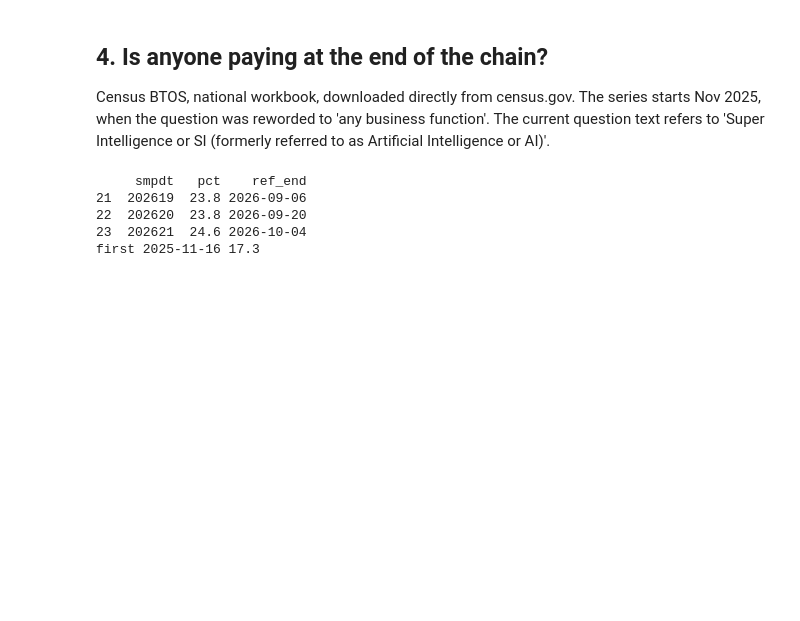
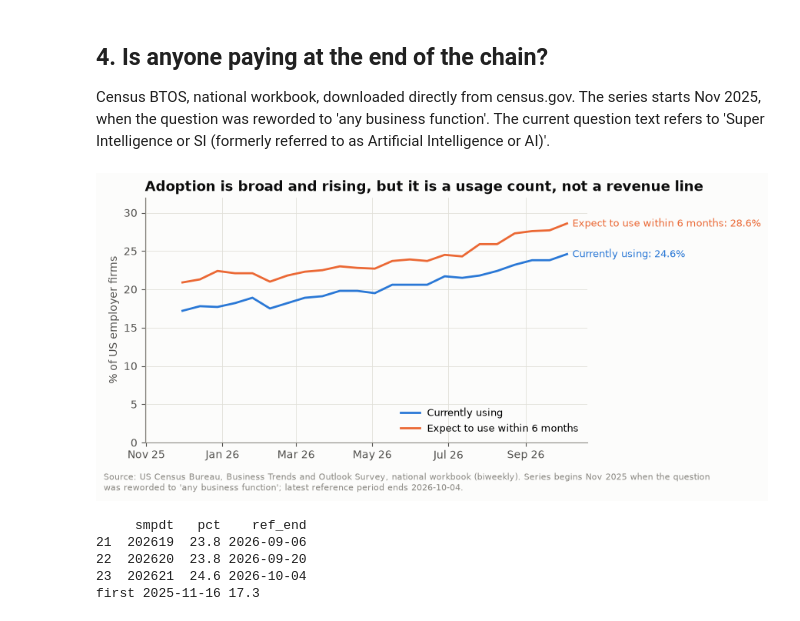
Before and after one commit to diazzach00-coder/AI_Capex_Analysis, a Jupyter notebook: ai_money_loop.ipynb, the cells around one changed output. Drawn from its saved outputs; the diff is of its cells as text; code cells hidden in the pictures; blank space fills up the shorter version.

```diff
--- a/ai_money_loop.ipynb
+++ b/ai_money_loop.ipynb
@@ -381,34 +385,35 @@ dates["smpdt"] = dates.smpdt.astype(int)
 def series(qid, ans="Yes"):
     row = est[(est["Question ID"] == qid) & (est["Answer"] == ans)].iloc[0]
     s = row.drop(["Question ID", "Question", "Answer ID", "Answer"])
     s = s.replace(".", np.nan).astype(str).str.rstrip("%").replace("nan", np.nan).astype(float)
     s.index = s.index.astype(int)
     out = pd.DataFrame({"smpdt": s.index, "pct": s.values}).merge(dates, on="smpdt").dropna()
     return out.sort_values("ref_end").reset_index(drop=True)
 
 use = series(7); plan = series(24)
 use.to_csv(D / "btos_ai_use.csv", index=False); plan.to_csv(D / "btos_ai_plan.csv", index=False)
 BREAK = pd.Timestamp("2025-11-17")  # question broadened from "producing goods or services" to "any business function"
 
 fig, ax = plt.subplots(figsize=(9, 4.2))
 for d, c, lbl in [(use, C["MSFT"], "Currently using"), (plan, C["GOOGL"], "Expect to use within 6 months")]:
     pre, post = d[d.ref_end < BREAK], d[d.ref_end >= BREAK]
     ax.plot(pre.ref_end, pre.pct, color=c, lw=2, label=lbl)
     ax.plot(post.ref_end, post.pct, color=c, lw=2)
     ax.annotate(f"{lbl}: {d.pct.iloc[-1]:.1f}%", (d.ref_end.iloc[-1], d.pct.iloc[-1]), xytext=(5, 0),
                 textcoords="offset points", va="center", fontsize=9, color=c)
 import matplotlib.dates as mdates
 ax.xaxis.set_major_locator(mdates.MonthLocator(interval=2)); ax.xaxis.set_major_formatter(mdates.DateFormatter("%b %y"))
 ax.set_ylabel("% of US employer firms"); ax.set_ylim(0, 32)
 ax.legend(frameon=False, fontsize=9, loc="lower right")
 ax.set_title("Adoption is broad and rising, but it is a usage count, not a revenue line", loc="left",
              fontweight="bold", fontsize=13, color=C["ink"])
 fig.text(0.01, 0.005, "Source: US Census Bureau, Business Trends and Outlook Survey, national workbook (biweekly). Series begins Nov 2025 when the question\n"
          f"was reworded to 'any business function'; latest reference period ends {use.ref_end.iloc[-1].date()}.",
          color=C["muted"], fontsize=8)
-fig.tight_layout(rect=(0, 0.06, 0.97, 1)); fig.savefig(F / "fig4_btos_adoption.png", dpi=180); plt.close()
+fig.tight_layout(rect=(0, 0.06, 0.97, 1)); fig.savefig(F / "fig4_btos_adoption.png", dpi=180); plt.show()
 print(use.tail(3)); print("first", use.ref_end.iloc[0].date(), use.pct.iloc[0])
 # %% [output]
+[figure, added]
      smpdt   pct    ref_end
 21  202619  23.8 2026-09-06
 22  202620  23.8 2026-09-20
```
Also changed, not shown: parts of 4 cells of this notebook, 5 other files.
